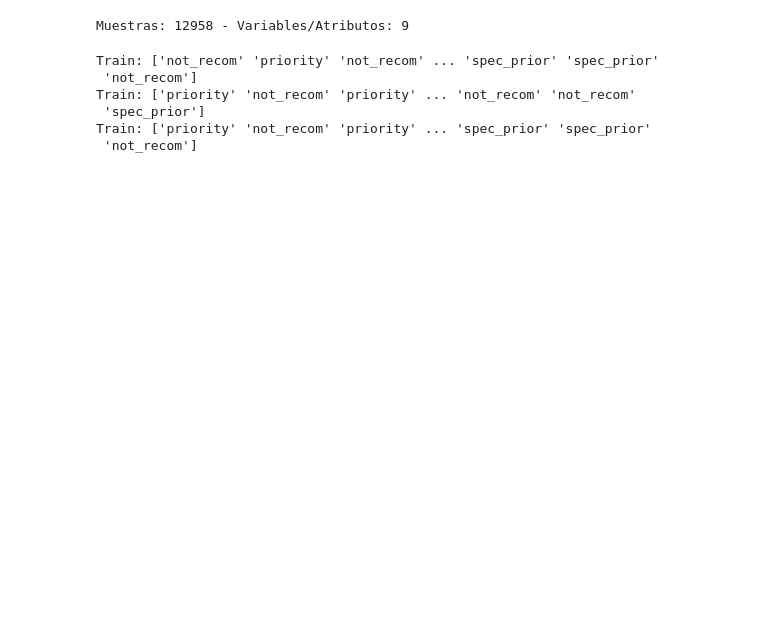
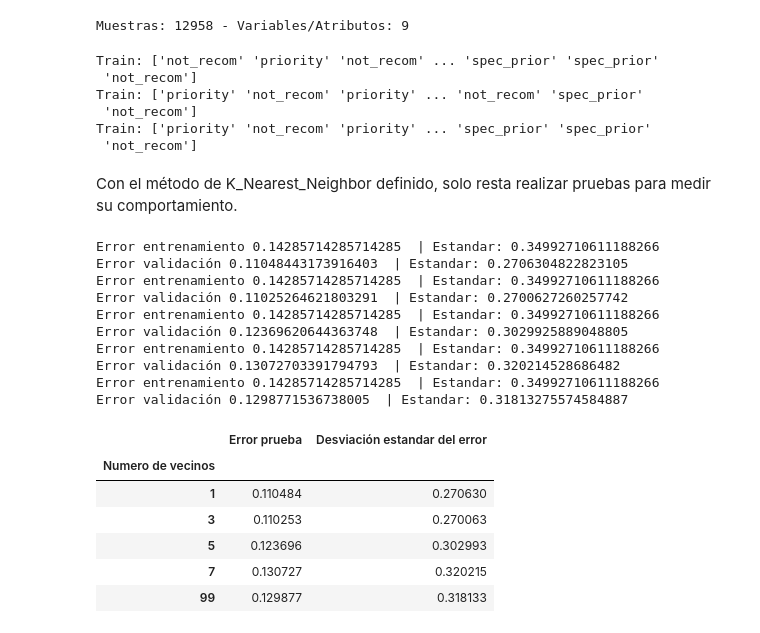
Before and after one commit to alejocas/nursery-application-problem, a Jupyter notebook: Nursery_problem.ipynb, the cells around one changed output. Saved outputs shown, nothing was run; the diff lists cells and outputs as text; code cells hidden in the pictures; blank space fills up the shorter version.

Commit message:
Knn implemented, filling the evidence table

```diff
--- a/Nursery_problem.ipynb
+++ b/Nursery_problem.ipynb
@@ -91,12 +71,74 @@ skf = StratifiedKFold(n_splits = 3, shuffle = True)
 for train_index, test_index in skf.split(X_encoded, Y_original):
     X_train, X_test = X_encoded[train_index], X_encoded[test_index]
     Y_train, Y_test = Y_original[train_index], Y_original[test_index]
-    print("Train:", Y_train)
 ############## Plantilla de partición de datos ##################
 # %% [output]
 Train: ['not_recom' 'priority' 'not_recom' ... 'spec_prior' 'spec_prior'
  'not_recom']
-Train: ['priority' 'not_recom' 'priority' ... 'not_recom' 'not_recom'
- 'spec_prior']
+Train: ['priority' 'not_recom' 'priority' ... 'not_recom' 'spec_prior'
+ 'not_recom']
 Train: ['priority' 'not_recom' 'priority' ... 'spec_prior' 'spec_prior'
  'not_recom']
+# %%
+from sklearn.neighbors import KNeighborsClassifier
+from sklearn.model_selection import StratifiedKFold
+
+def K_Nearest_Neighbor(neighbors, folds = 3, weights = 'distance'):
+    skf = StratifiedKFold(n_splits = folds, shuffle = True)
+    eficiencia_entrenamiento = np.zeros(folds)
+    eficiencia_validacion = np.zeros(folds)
+    i = 0
+    for train_index, test_index in skf.split(X_encoded, Y_original):
+        X_train, X_test = X_encoded[train_index], X_encoded[test_index]
+        Y_train, Y_test = Y_original[train_index], Y_original[test_index]
+        neigh = KNeighborsClassifier(n_neighbors=neighbors, weights=weights)
+        neigh.fit(X_train, Y_train)
+        Y_pred_train = neigh.predict(X_train)
+        Y_pred_test = neigh.predict(X_test)
+        eficiencia_entrenamiento[i] = np.mean(Y_pred_train == Y_train) # np.mean(Y_pred_train == Y_train)
+        eficiencia_validacion[i] = np.mean(Y_pred_test == Y_test) # np.mean(Y_pred_test == Y_test)
+    error_train = np.mean(eficiencia_entrenamiento)
+    std_train = np.std(eficiencia_entrenamiento)
+    error_test = np.mean(eficiencia_validacion)
+    std_test = np.std(eficiencia_validacion)
+    print('Error entrenamiento', error_train, ' | Estandar:', std_train)
+    print('Error validación', error_test, ' | Estandar:', std_test)
+    return error_test, std_test
+# %% [markdown]
+Con el método de K_Nearest_Neighbor definido, solo resta realizar pruebas para medir su comportamiento.
+# %%
+neighbor_s = [1, 3, 5, 7, 99]
+folds_s = [2, 3, 5, 7, 10]
+errores = []
+stds = []
+# Tratar de enconta
+for neighbors in neighbor_s:
+    error, std = K_Nearest_Neighbor(neighbors, folds=7)
+    errores.append(error)
+    stds.append(std)
+df_types = pd.DataFrame({
+    'Numero de vecinos' : pd.Series(neighbor_s),
+    'Error prueba': pd.Series(errores),
+    'Desviación estandar del error': pd.Series(stds)
+})
+df_types.set_index(['Numero de vecinos'], inplace=True)
+qgrid_widget = qgrid.show_grid(df_types, show_toolbar=False)
+qgrid_widget.get_changed_df()
+# %% [output]
+Error entrenamiento 0.14285714285714285  | Estandar: 0.34992710611188266
+Error validación 0.11048443173916403  | Estandar: 0.2706304822823105
+Error entrenamiento 0.14285714285714285  | Estandar: 0.34992710611188266
+Error validación 0.11025264621803291  | Estandar: 0.2700627260257742
+Error entrenamiento 0.14285714285714285  | Estandar: 0.34992710611188266
+Error validación 0.12369620644363748  | Estandar: 0.3029925889048805
+Error entrenamiento 0.14285714285714285  | Estandar: 0.34992710611188266
+Error validación 0.13072703391794793  | Estandar: 0.320214528686482
+Error entrenamiento 0.14285714285714285  | Estandar: 0.34992710611188266
+Error validación 0.1298771536738005  | Estandar: 0.31813275574584887
+|  | Error prueba | Desviación estandar del error |
+| Numero de vecinos |  |  |
+| 1 | 0.110484 | 0.270630 |
+| 3 | 0.110253 | 0.270063 |
+| 5 | 0.123696 | 0.302993 |
+| 7 | 0.130727 | 0.320215 |
+| 99 | 0.129877 | 0.318133 |
```
Also changed, not shown: parts of 2 cells of this notebook.
